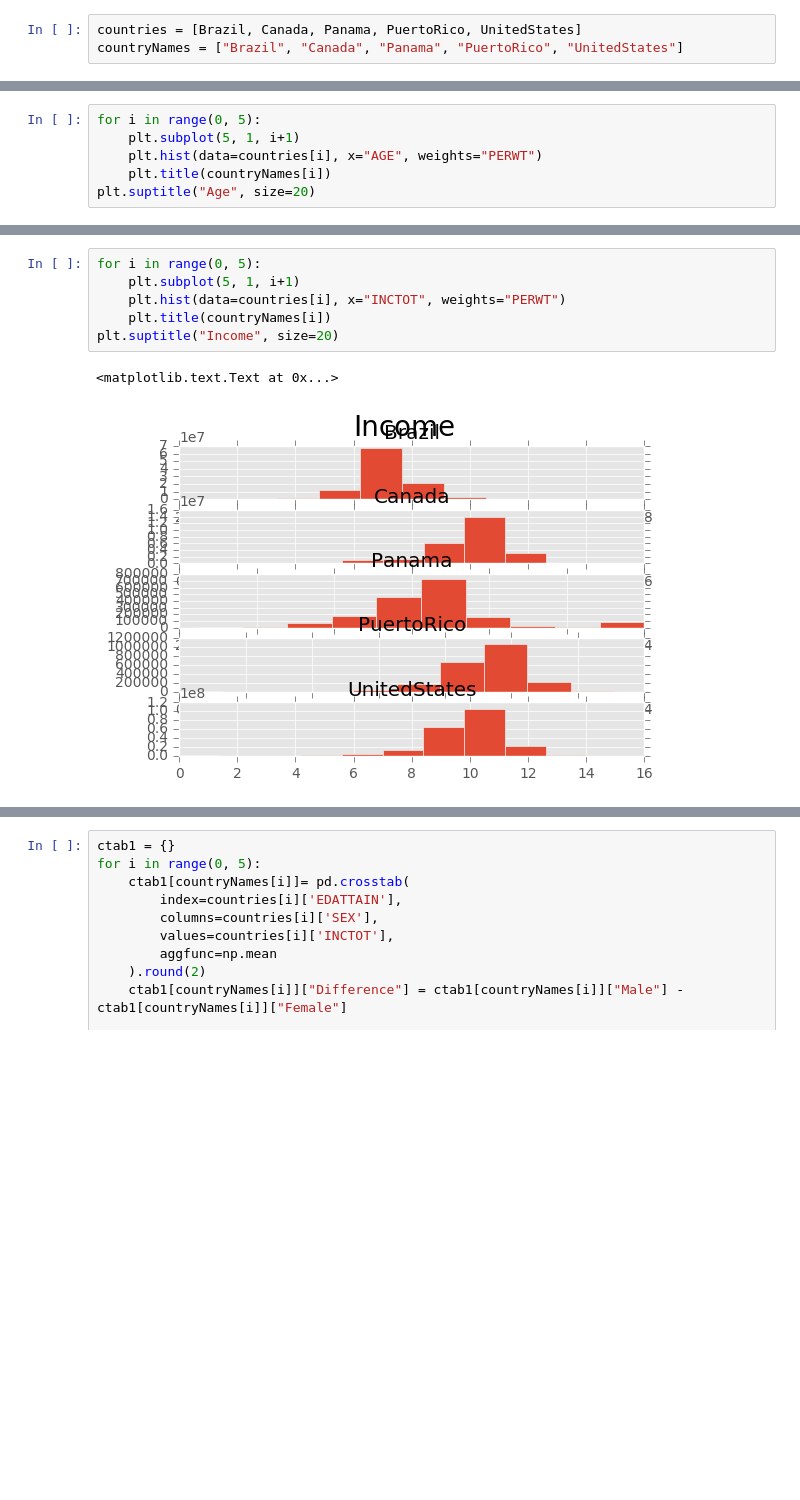
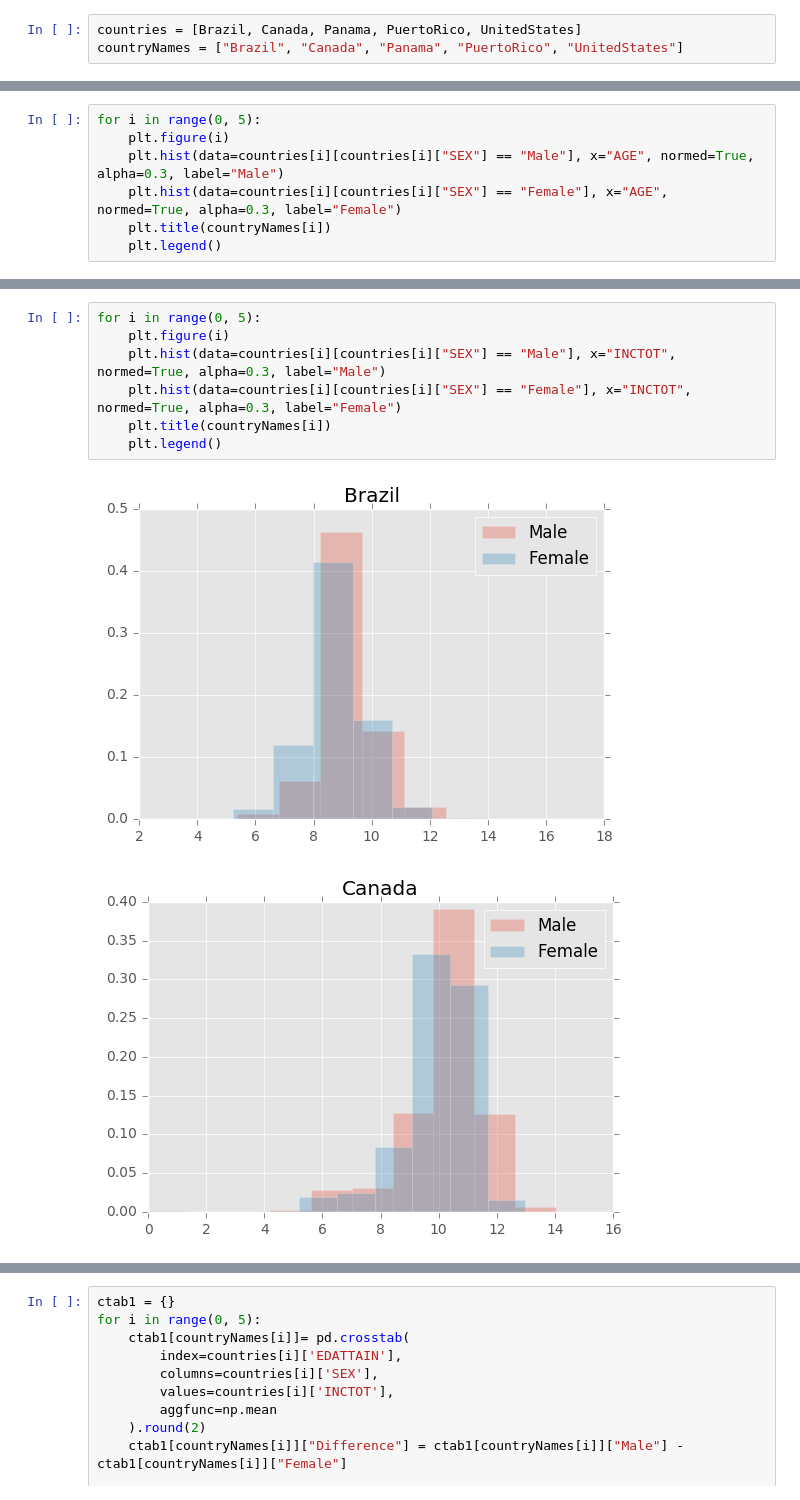
Before and after one commit to chrisdfong/Gender-Pay-Gap-Analysis, a Jupyter notebook: Project.ipynb, the cells around one changed output, grey strips where cells are left out. Cells and saved outputs as stored; diff of their text form; blank space fills up the shorter version.

Commit message:
changed graphs

```diff
--- a/Project.ipynb
+++ b/Project.ipynb
@@ -165,7 +167,8 @@ countryNames = ["Brazil", "Canada", "Panama", "PuertoRico", "UnitedStates"]
 # %%
 for i in range(0, 5):
-    plt.subplot(5, 1, i+1)
-    plt.hist(data=countries[i], x="AGE", weights="PERWT")
+    plt.figure(i)
+    plt.hist(data=countries[i][countries[i]["SEX"] == "Male"], x="AGE", normed=True, alpha=0.3, label="Male")
+    plt.hist(data=countries[i][countries[i]["SEX"] == "Female"], x="AGE", normed=True, alpha=0.3, label="Female")
     plt.title(countryNames[i])
-plt.suptitle("Age", size=20)
+    plt.legend()
 # %% [output]
@@ -174,9 +182,10 @@ plt.suptitle("Age", size=20)
 # %%
 for i in range(0, 5):
-    plt.subplot(5, 1, i+1)
-    plt.hist(data=countries[i], x="INCTOT", weights="PERWT")
+    plt.figure(i)
+    plt.hist(data=countries[i][countries[i]["SEX"] == "Male"], x="INCTOT", normed=True, alpha=0.3, label="Male")
+    plt.hist(data=countries[i][countries[i]["SEX"] == "Female"], x="INCTOT", normed=True, alpha=0.3, label="Female")
     plt.title(countryNames[i])
-plt.suptitle("Income", size=20)
+    plt.legend()
 # %% [output]
-<matplotlib.text.Text at 0x...>
-[figure, old version]
+[figure, new version]
+[figure, added]
```
Also changed, not shown: parts of 6 cells of this notebook.
